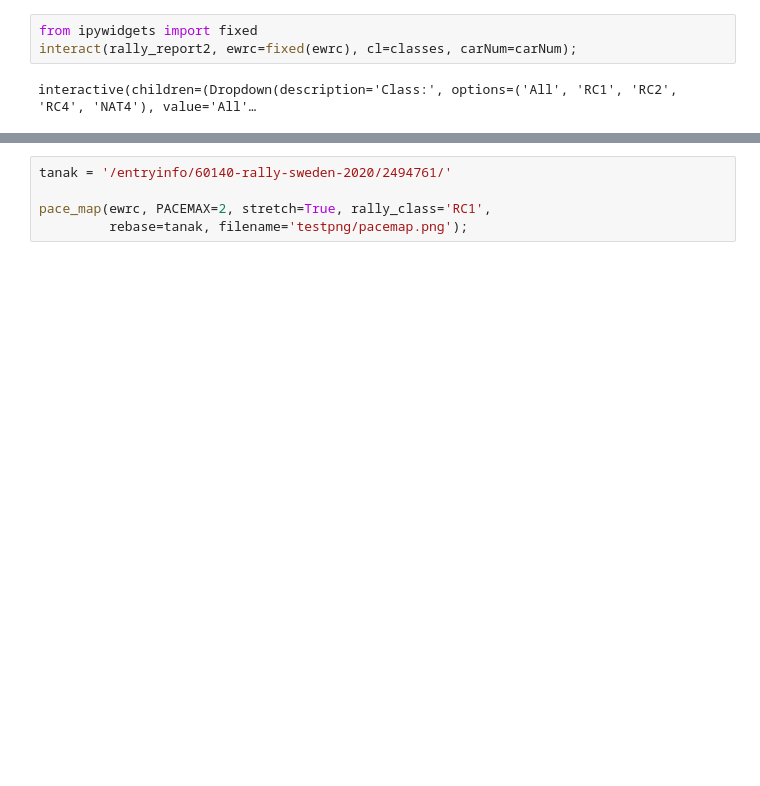
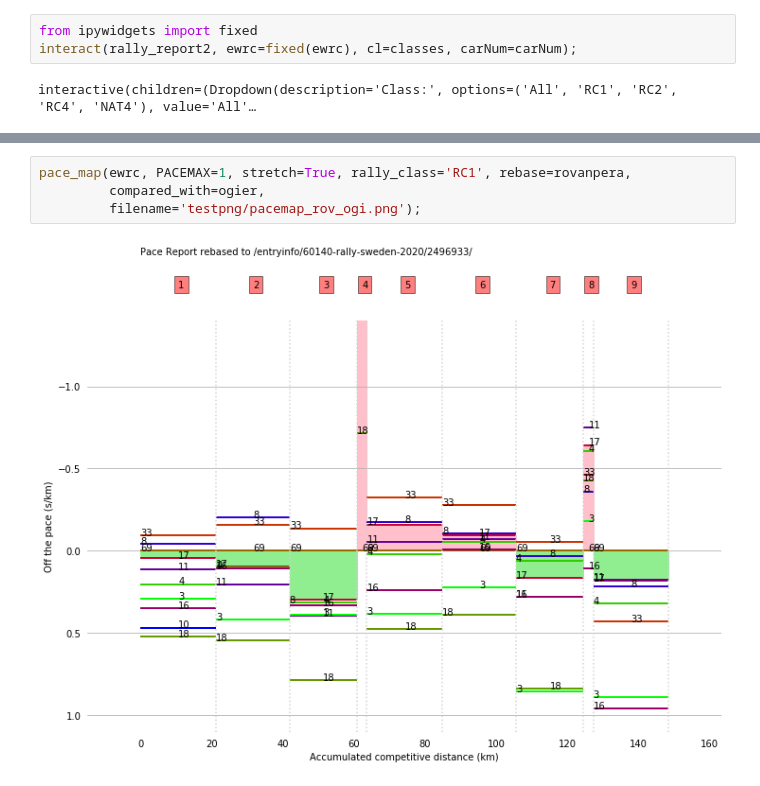
Before and after one commit to psychemedia/WRC_sketches, a Jupyter notebook: doodles/ewrc Rally Console.ipynb, the cells around one changed output, grey strips where cells are left out. Drawn from its saved outputs; the diff is of its cells as text; blank space fills up the shorter version.

```diff
--- a/doodles/ewrc Rally Console.ipynb
+++ b/doodles/ewrc Rally Console.ipynb
@@ -50,5 +73,6 @@ ValueError: Unable to coerce to Series, length must be 7: given 9
 # %%
-tanak = '/entryinfo/60140-rally-sweden-2020/2494761/'
-
-pace_map(ewrc, PACEMAX=2, stretch=True, rally_class='RC1',
-         rebase=tanak, filename='testpng/pacemap.png');
+pace_map(ewrc, PACEMAX=1, stretch=True, rally_class='RC1', rebase=rovanpera,
+         compared_with=ogier,
+         filename='testpng/pacemap_rov_ogi.png');
+# %% [output]
+[figure, added]
```
Also changed, not shown: parts of 16 cells of this notebook.
